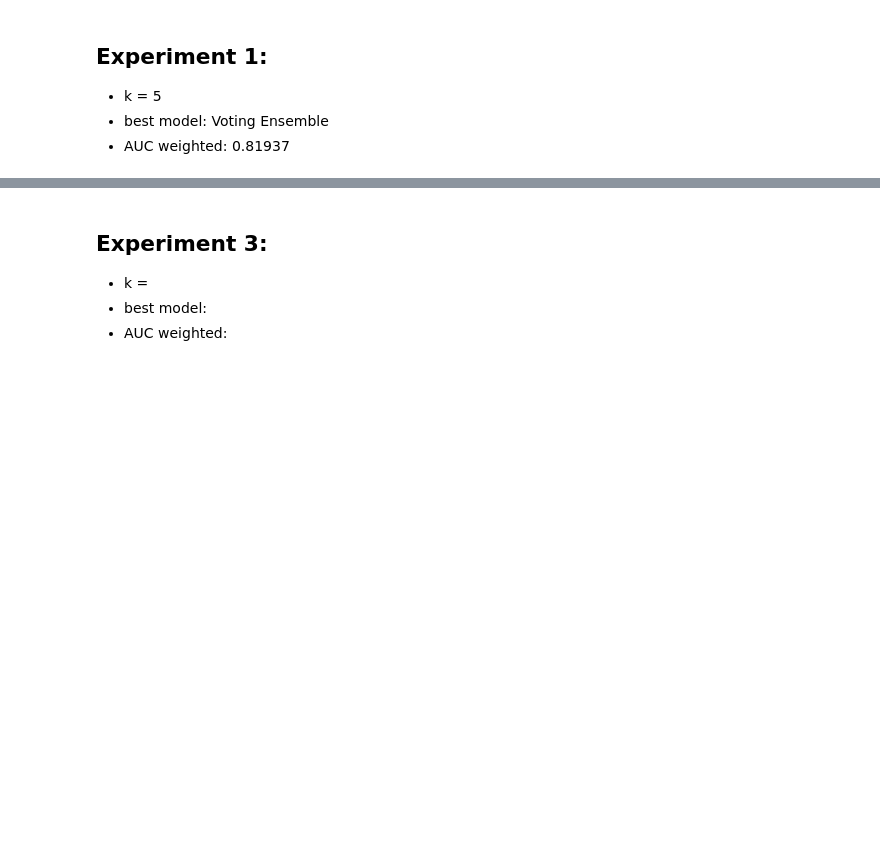
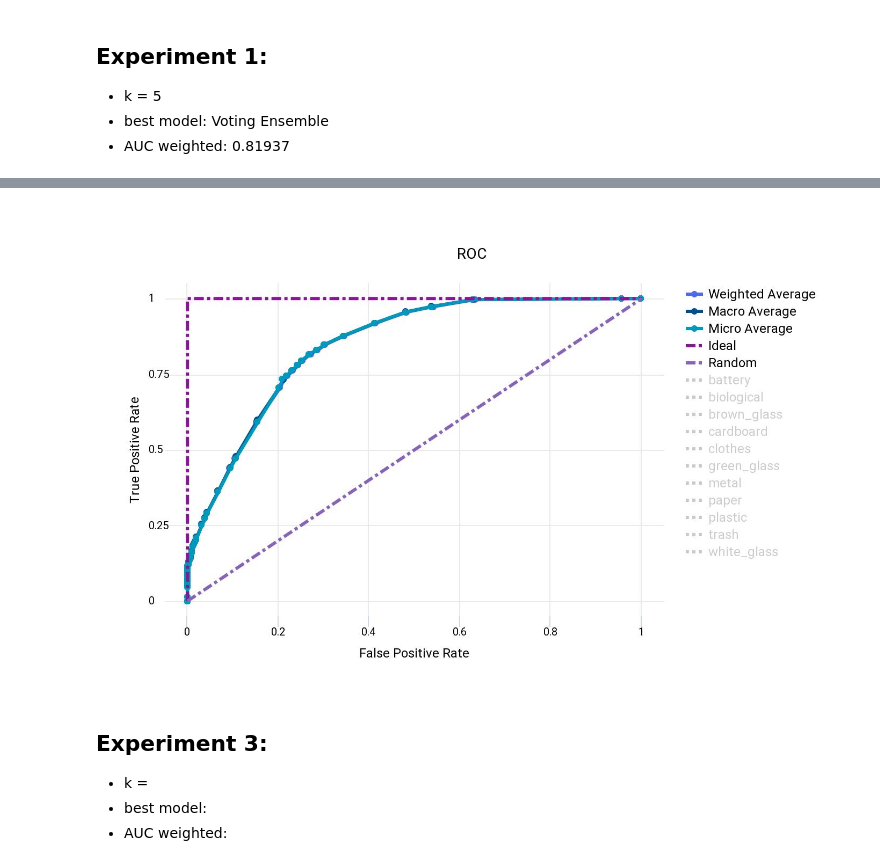
Before and after one commit to zibro011/ml-class-project, a Jupyter notebook: FinalProject.ipynb, the cells around one changed output, grey strips where cells are left out. Saved outputs shown, nothing was run; the diff lists cells and outputs as text; code cells hidden in the pictures; blank space fills up the shorter version.

```diff
--- a/FinalProject.ipynb
+++ b/FinalProject.ipynb
@@ -27,3 +36,7 @@ def show_svg():
+# %%
+Image(filename='ROC2.jpeg')
+# %% [output]
+[figure, added]
 # %% [markdown]
 ## Experiment 3:
 * k =
```
Also changed, not shown: parts of 7 cells of this notebook, 4 other files.
